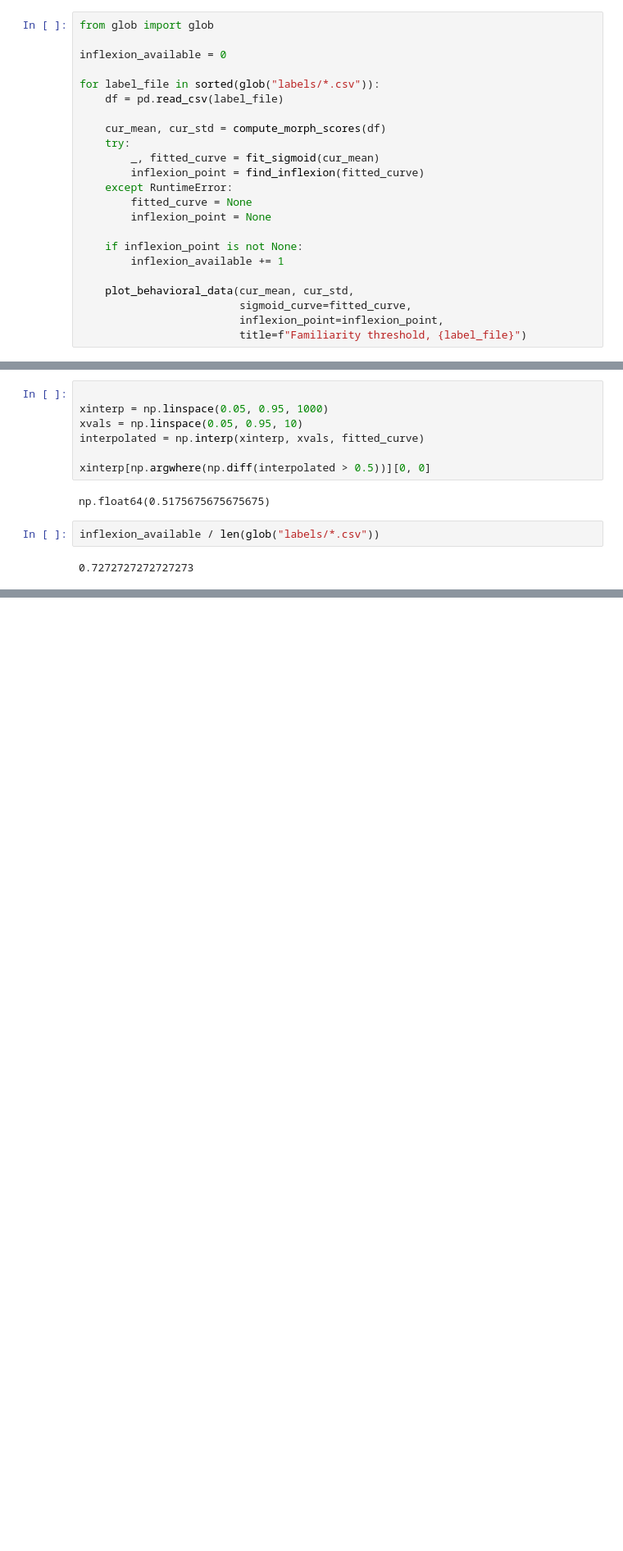
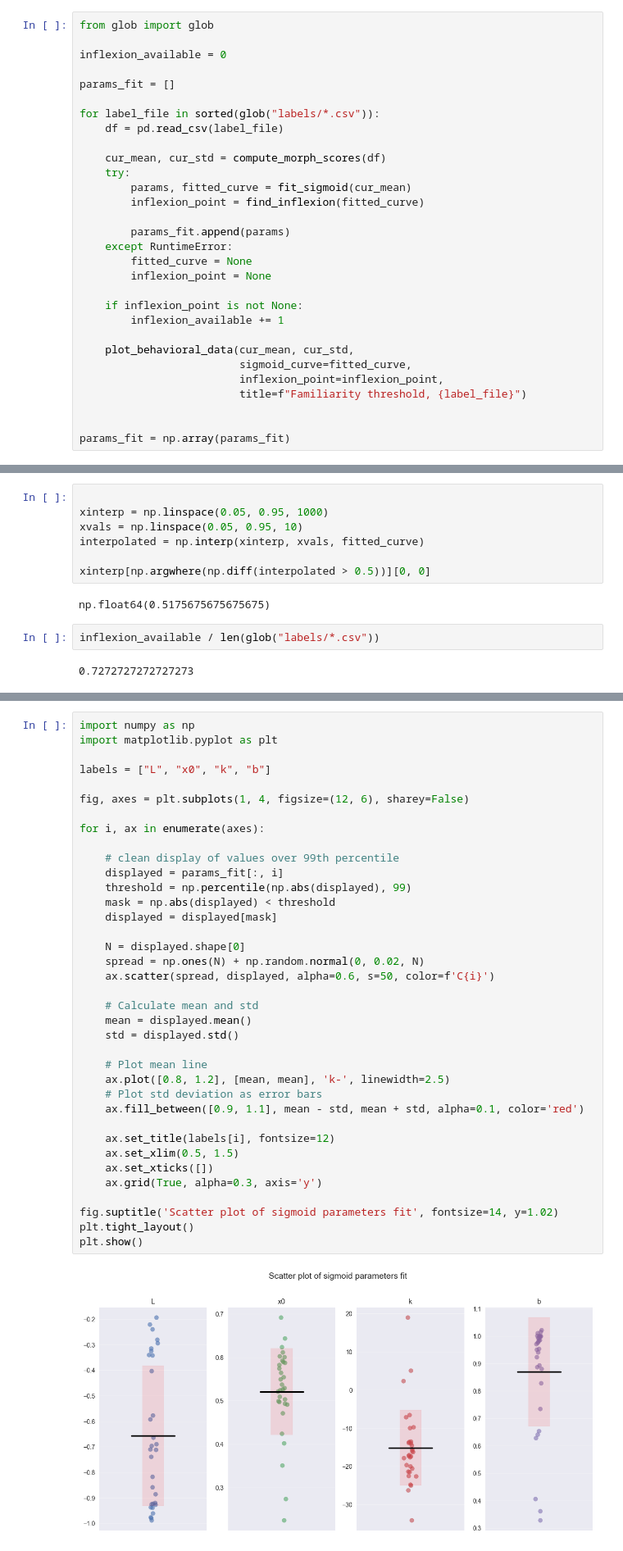
Before and after one commit to mducat/scz_familiarity_fMRI_ML, a Jupyter notebook: behavioral_analysis.ipynb, the cells around one changed output, grey strips where cells are left out. Shown at 82% size. Saved outputs shown, nothing was run; the diff lists cells and outputs as text; blank space fills up the shorter version.

Commit message:
[~] Parameters analysis

```diff
--- a/behavioral_analysis.ipynb
+++ b/behavioral_analysis.ipynb
@@ -54,14 +54,18 @@ plot_behavioral_data(cur_mean, cur_std, sigmoid_curve=fitted_curve, inflexion_po
 from glob import glob
 
 inflexion_available = 0
+
+params_fit = []
 
 for label_file in sorted(glob("labels/*.csv")):
     df = pd.read_csv(label_file)
 
     cur_mean, cur_std = compute_morph_scores(df)
     try:
-        _, fitted_curve = fit_sigmoid(cur_mean)
+        params, fitted_curve = fit_sigmoid(cur_mean)
         inflexion_point = find_inflexion(fitted_curve)
+
+        params_fit.append(params)
     except RuntimeError:
         fitted_curve = None
         inflexion_point = None
@@ -73,6 +77,9 @@ for label_file in sorted(glob("labels/*.csv")):
                          sigmoid_curve=fitted_curve,
                          inflexion_point=inflexion_point,
                          title=f"Familiarity threshold, {label_file}")
+
+
+params_fit = np.array(params_fit)
 # %% [output]
 [figure]
 [figure]
@@ -107,0 +135,39 @@ inflexion_available / len(glob("labels/*.csv"))
+# %%
+import numpy as np
+import matplotlib.pyplot as plt
+
+labels = ["L", "x0", "k", "b"]
+
+fig, axes = plt.subplots(1, 4, figsize=(12, 6), sharey=False)
+
+for i, ax in enumerate(axes):
+
+    # clean display of values over 99th percentile
+    displayed = params_fit[:, i]
+    threshold = np.percentile(np.abs(displayed), 99)
+    mask = np.abs(displayed) < threshold
+    displayed = displayed[mask]
+
+    N = displayed.shape[0]
+    spread = np.ones(N) + np.random.normal(0, 0.02, N)
+    ax.scatter(spread, displayed, alpha=0.6, s=50, color=f'C{i}')
+
+    # Calculate mean and std
+    mean = displayed.mean()
+    std = displayed.std()
+
+    # Plot mean line
+    ax.plot([0.8, 1.2], [mean, mean], 'k-', linewidth=2.5)
+    # Plot std deviation as error bars
+    ax.fill_between([0.9, 1.1], mean - std, mean + std, alpha=0.1, color='red')
+
+    ax.set_title(labels[i], fontsize=12)
+    ax.set_xlim(0.5, 1.5)
+    ax.set_xticks([])
+    ax.grid(True, alpha=0.3, axis='y')
+
+fig.suptitle('Scatter plot of sigmoid parameters fit', fontsize=14, y=1.02)
+plt.tight_layout()
+plt.show()
+# %% [output]
+[figure, added]
```
Also changed, not shown: parts of 1 cell of this notebook.
